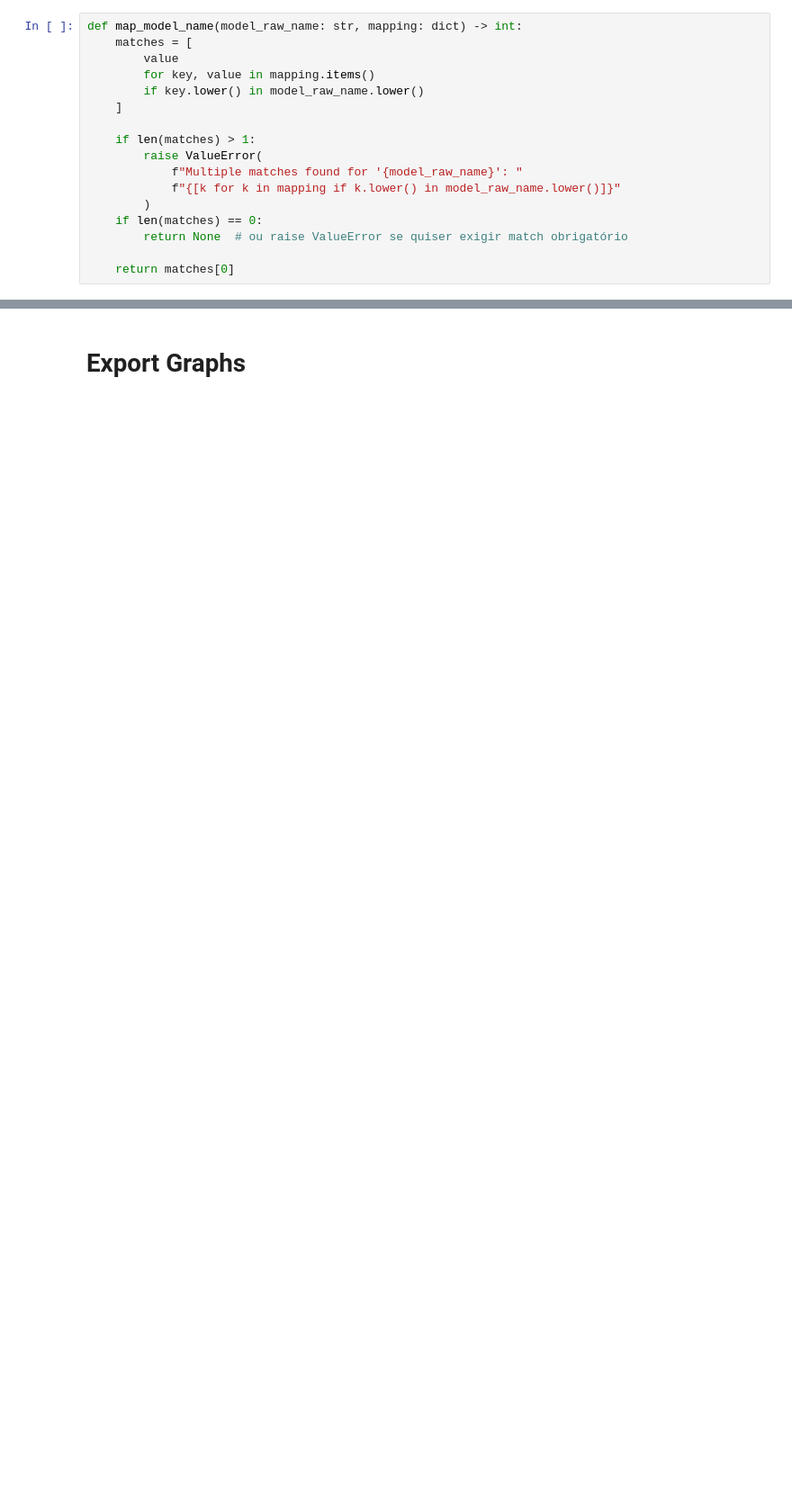
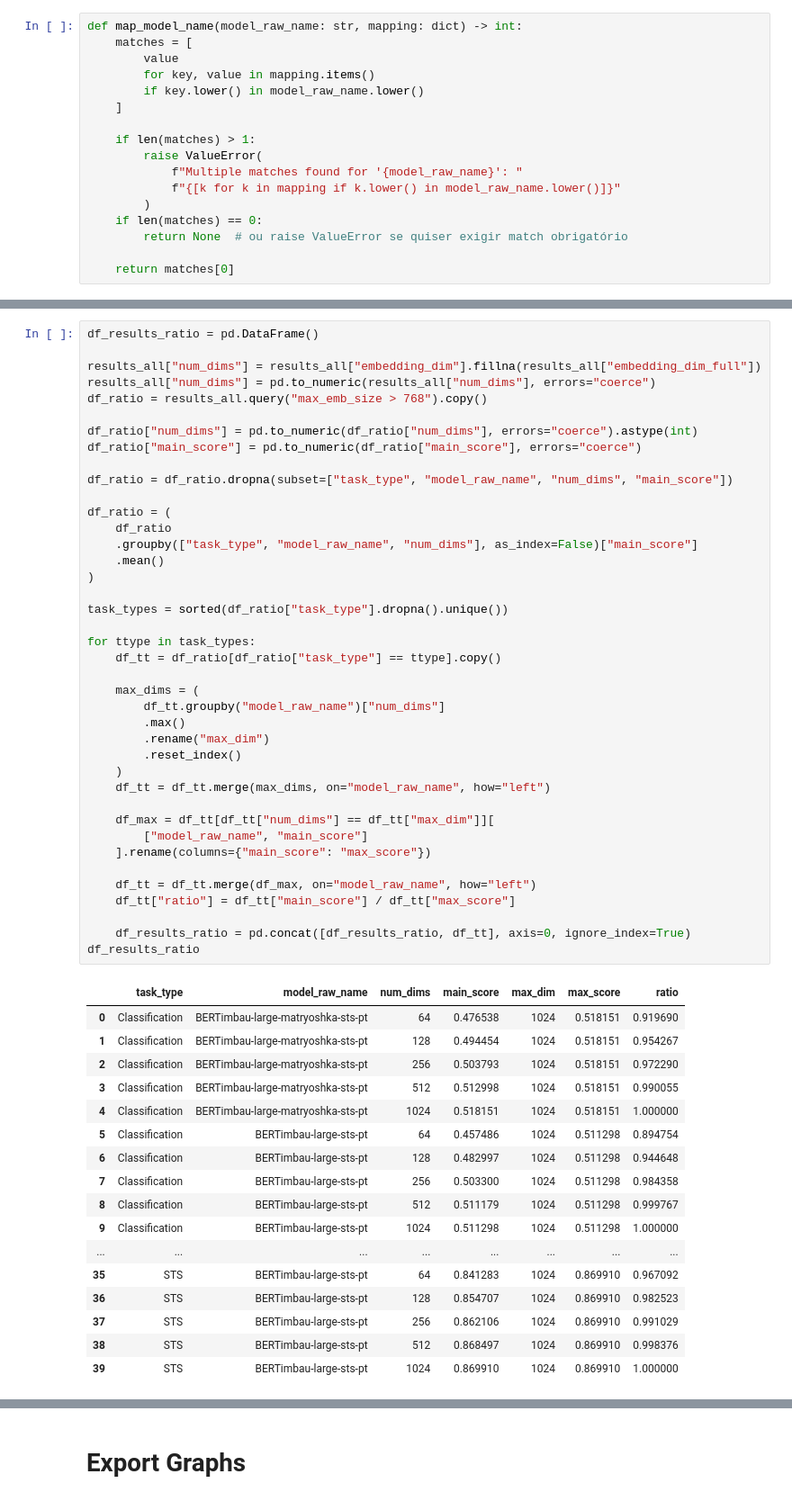
Before and after one commit to Lucas-Okamura/pt-matryoshka-sentence-transformer, a Jupyter notebook: notebooks/graphs.ipynb, the cells around one changed output, grey strips where cells are left out. Shown at 90% size. Drawn from its saved outputs; the diff is of its cells as text; blank space fills up the shorter version.

```diff
--- a/notebooks/graphs.ipynb
+++ b/notebooks/graphs.ipynb
@@ -111,0 +159,58 @@ results_all.head()
+# %%
+df_results_ratio = pd.DataFrame()
+
+results_all["num_dims"] = results_all["embedding_dim"].fillna(results_all["embedding_dim_full"])
+results_all["num_dims"] = pd.to_numeric(results_all["num_dims"], errors="coerce")
+df_ratio = results_all.query("max_emb_size > 768").copy()
+
+df_ratio["num_dims"] = pd.to_numeric(df_ratio["num_dims"], errors="coerce").astype(int)
+df_ratio["main_score"] = pd.to_numeric(df_ratio["main_score"], errors="coerce")
+
+df_ratio = df_ratio.dropna(subset=["task_type", "model_raw_name", "num_dims", "main_score"])
+
+df_ratio = (
+    df_ratio
+    .groupby(["task_type", "model_raw_name", "num_dims"], as_index=False)["main_score"]
+    .mean()
+)
+
+task_types = sorted(df_ratio["task_type"].dropna().unique())
+
+for ttype in task_types:
+    df_tt = df_ratio[df_ratio["task_type"] == ttype].copy()
+
+    max_dims = (
+        df_tt.groupby("model_raw_name")["num_dims"]
+        .max()
+        .rename("max_dim")
+        .reset_index()
+    )
+    df_tt = df_tt.merge(max_dims, on="model_raw_name", how="left")
+
+    df_max = df_tt[df_tt["num_dims"] == df_tt["max_dim"]][
+        ["model_raw_name", "main_score"]
+    ].rename(columns={"main_score": "max_score"})
+
+    df_tt = df_tt.merge(df_max, on="model_raw_name", how="left")
+    df_tt["ratio"] = df_tt["main_score"] / df_tt["max_score"]
+
+    df_results_ratio = pd.concat([df_results_ratio, df_tt], axis=0, ignore_index=True)
+df_results_ratio
+# %% [output]
+|  | task_type | model_raw_name | num_dims | main_score | max_dim | max_score | ratio |
+| 0 | Classification | BERTimbau-large-matryoshka-sts-pt | 64 | 0.476538 | 1024 | 0.518151 | 0.919690 |
+| 1 | Classification | BERTimbau-large-matryoshka-sts-pt | 128 | 0.494454 | 1024 | 0.518151 | 0.954267 |
+| 2 | Classification | BERTimbau-large-matryoshka-sts-pt | 256 | 0.503793 | 1024 | 0.518151 | 0.972290 |
+| 3 | Classification | BERTimbau-large-matryoshka-sts-pt | 512 | 0.512998 | 1024 | 0.518151 | 0.990055 |
+| 4 | Classification | BERTimbau-large-matryoshka-sts-pt | 1024 | 0.518151 | 1024 | 0.518151 | 1.000000 |
+| 5 | Classification | BERTimbau-large-sts-pt | 64 | 0.457486 | 1024 | 0.511298 | 0.894754 |
+| 6 | Classification | BERTimbau-large-sts-pt | 128 | 0.482997 | 1024 | 0.511298 | 0.944648 |
+| 7 | Classification | BERTimbau-large-sts-pt | 256 | 0.503300 | 1024 | 0.511298 | 0.984358 |
+| 8 | Classification | BERTimbau-large-sts-pt | 512 | 0.511179 | 1024 | 0.511298 | 0.999767 |
+| 9 | Classification | BERTimbau-large-sts-pt | 1024 | 0.511298 | 1024 | 0.511298 | 1.000000 |
+| ... | ... | ... | ... | ... | ... | ... | ... |
+| 35 | STS | BERTimbau-large-sts-pt | 64 | 0.841283 | 1024 | 0.869910 | 0.967092 |
+| 36 | STS | BERTimbau-large-sts-pt | 128 | 0.854707 | 1024 | 0.869910 | 0.982523 |
+| 37 | STS | BERTimbau-large-sts-pt | 256 | 0.862106 | 1024 | 0.869910 | 0.991029 |
+| 38 | STS | BERTimbau-large-sts-pt | 512 | 0.868497 | 1024 | 0.869910 | 0.998376 |
+| 39 | STS | BERTimbau-large-sts-pt | 1024 | 0.869910 | 1024 | 0.869910 | 1.000000 |
```
Also changed, not shown: parts of 10 cells of this notebook, 2 other files.
